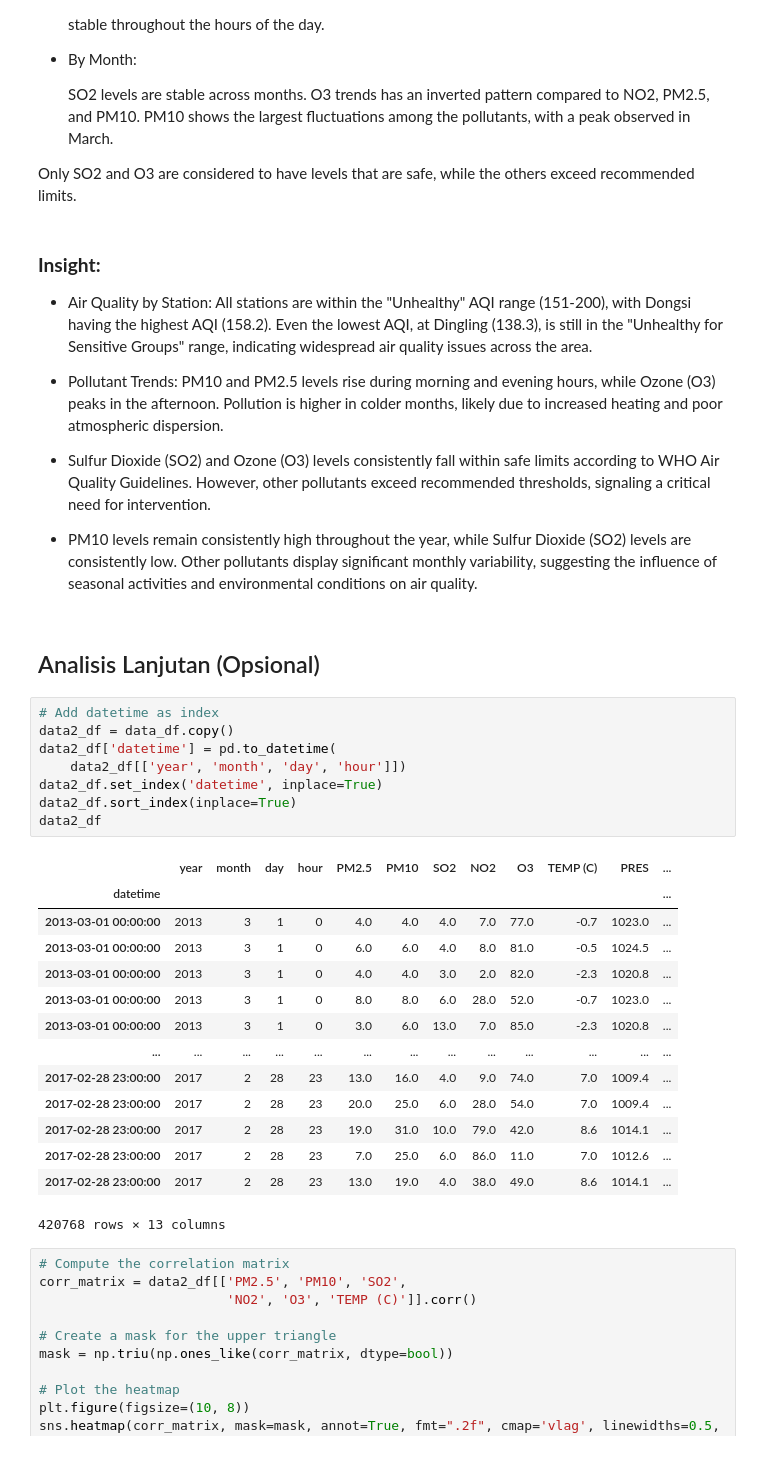
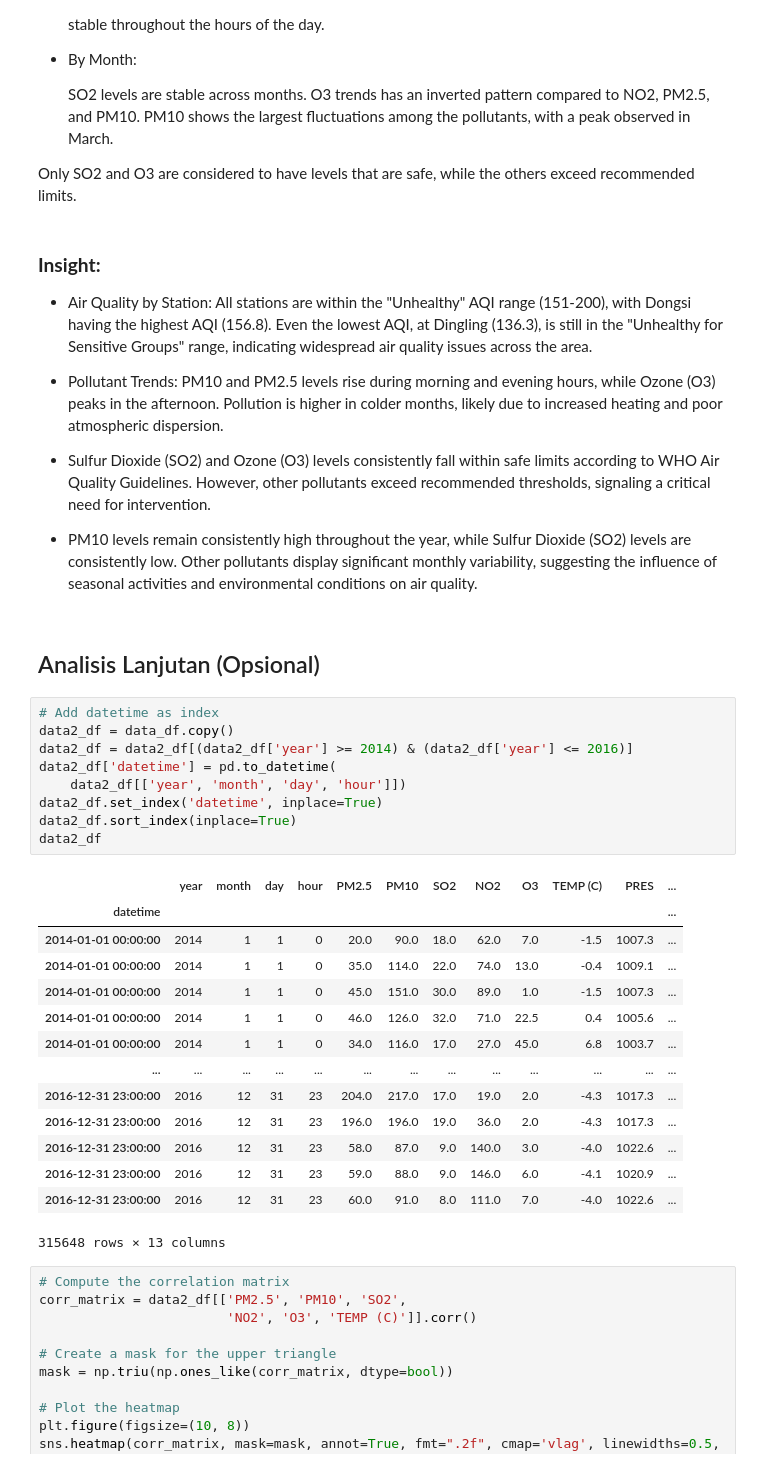
Before and after one commit to JoshuaGlaZ/air-quality-analysis, a Jupyter notebook: notebook.ipynb, the cells around one changed output. Cells and saved outputs as stored; diff of their text form.

```diff
--- a/notebook.ipynb
+++ b/notebook.ipynb
@@ -1363,7 +1379,7 @@ Only SO2 and O3 are considered to have levels that are safe, while the others ex
 ### **Insight:**
 
 - Air Quality by Station:
-  All stations are within the "Unhealthy" AQI range (151-200), with Dongsi having the highest AQI (158.2). Even the lowest AQI, at Dingling (138.3), is still in the "Unhealthy for Sensitive Groups" range, indicating widespread air quality issues across the area.
+  All stations are within the "Unhealthy" AQI range (151-200), with Dongsi having the highest AQI (156.8). Even the lowest AQI, at Dingling (136.3), is still in the "Unhealthy for Sensitive Groups" range, indicating widespread air quality issues across the area.
 
 - Pollutant Trends:
   PM10 and PM2.5 levels rise during morning and evening hours, while Ozone (O3) peaks in the afternoon. Pollution is higher in colder months, likely due to increased heating and poor atmospheric dispersion.
@@ -1376,26 +1392,27 @@ Only SO2 and O3 are considered to have levels that are safe, while the others ex
 # %%
 # Add datetime as index
 data2_df = data_df.copy()
+data2_df = data2_df[(data2_df['year'] >= 2014) & (data2_df['year'] <= 2016)]
 data2_df['datetime'] = pd.to_datetime(
     data2_df[['year', 'month', 'day', 'hour']])
 data2_df.set_index('datetime', inplace=True)
 data2_df.sort_index(inplace=True)
 data2_df
 # %% [output]
 |  | year | month | day | hour | PM2.5 | PM10 | SO2 | NO2 | O3 | TEMP (C) | PRES | ... |
 | datetime |  |  |  |  |  |  |  |  |  |  |  | ... |
-| 2013-03-01 00:00:00 | 2013 | 3 | 1 | 0 | 4.0 | 4.0 | 4.0 | 7.0 | 77.0 | -0.7 | 1023.0 | ... |
-| 2013-03-01 00:00:00 | 2013 | 3 | 1 | 0 | 6.0 | 6.0 | 4.0 | 8.0 | 81.0 | -0.5 | 1024.5 | ... |
-| 2013-03-01 00:00:00 | 2013 | 3 | 1 | 0 | 4.0 | 4.0 | 3.0 | 2.0 | 82.0 | -2.3 | 1020.8 | ... |
-| 2013-03-01 00:00:00 | 2013 | 3 | 1 | 0 | 8.0 | 8.0 | 6.0 | 28.0 | 52.0 | -0.7 | 1023.0 | ... |
-| 2013-03-01 00:00:00 | 2013 | 3 | 1 | 0 | 3.0 | 6.0 | 13.0 | 7.0 | 85.0 | -2.3 | 1020.8 | ... |
+| 2014-01-01 00:00:00 | 2014 | 1 | 1 | 0 | 20.0 | 90.0 | 18.0 | 62.0 | 7.0 | -1.5 | 1007.3 | ... |
+| 2014-01-01 00:00:00 | 2014 | 1 | 1 | 0 | 35.0 | 114.0 | 22.0 | 74.0 | 13.0 | -0.4 | 1009.1 | ... |
+| 2014-01-01 00:00:00 | 2014 | 1 | 1 | 0 | 45.0 | 151.0 | 30.0 | 89.0 | 1.0 | -1.5 | 1007.3 | ... |
+| 2014-01-01 00:00:00 | 2014 | 1 | 1 | 0 | 46.0 | 126.0 | 32.0 | 71.0 | 22.5 | 0.4 | 1005.6 | ... |
+| 2014-01-01 00:00:00 | 2014 | 1 | 1 | 0 | 34.0 | 116.0 | 17.0 | 27.0 | 45.0 | 6.8 | 1003.7 | ... |
 | ... | ... | ... | ... | ... | ... | ... | ... | ... | ... | ... | ... | ... |
-| 2017-02-28 23:00:00 | 2017 | 2 | 28 | 23 | 13.0 | 16.0 | 4.0 | 9.0 | 74.0 | 7.0 | 1009.4 | ... |
-| 2017-02-28 23:00:00 | 2017 | 2 | 28 | 23 | 20.0 | 25.0 | 6.0 | 28.0 | 54.0 | 7.0 | 1009.4 | ... |
-| 2017-02-28 23:00:00 | 2017 | 2 | 28 | 23 | 19.0 | 31.0 | 10.0 | 79.0 | 42.0 | 8.6 | 1014.1 | ... |
-| 2017-02-28 23:00:00 | 2017 | 2 | 28 | 23 | 7.0 | 25.0 | 6.0 | 86.0 | 11.0 | 7.0 | 1012.6 | ... |
-| 2017-02-28 23:00:00 | 2017 | 2 | 28 | 23 | 13.0 | 19.0 | 4.0 | 38.0 | 49.0 | 8.6 | 1014.1 | ... |
+| 2016-12-31 23:00:00 | 2016 | 12 | 31 | 23 | 204.0 | 217.0 | 17.0 | 19.0 | 2.0 | -4.3 | 1017.3 | ... |
+| 2016-12-31 23:00:00 | 2016 | 12 | 31 | 23 | 196.0 | 196.0 | 19.0 | 36.0 | 2.0 | -4.3 | 1017.3 | ... |
+| 2016-12-31 23:00:00 | 2016 | 12 | 31 | 23 | 58.0 | 87.0 | 9.0 | 140.0 | 3.0 | -4.0 | 1022.6 | ... |
+| 2016-12-31 23:00:00 | 2016 | 12 | 31 | 23 | 59.0 | 88.0 | 9.0 | 146.0 | 6.0 | -4.1 | 1020.9 | ... |
+| 2016-12-31 23:00:00 | 2016 | 12 | 31 | 23 | 60.0 | 91.0 | 8.0 | 111.0 | 7.0 | -4.0 | 1022.6 | ... |
-420768 rows × 13 columns
+315648 rows × 13 columns
 # %%
 # Compute the correlation matrix
 corr_matrix = data2_df[['PM2.5', 'PM10', 'SO2',
```
Also changed, not shown: parts of 17 cells of this notebook.
